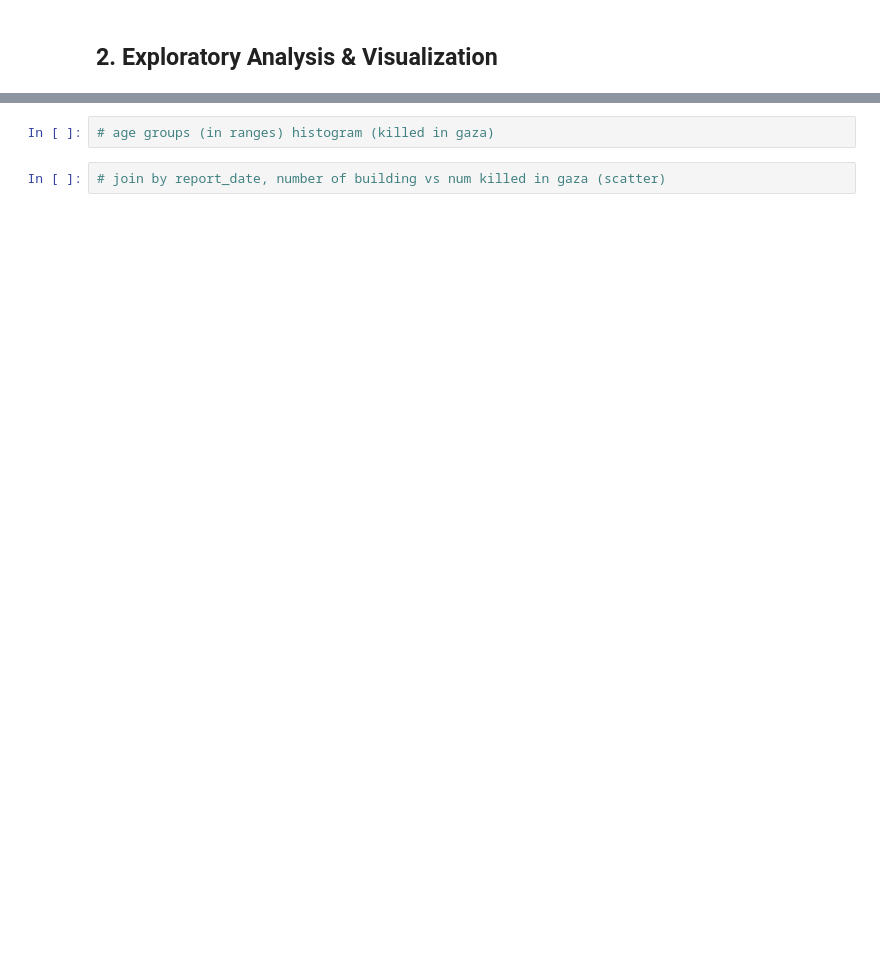
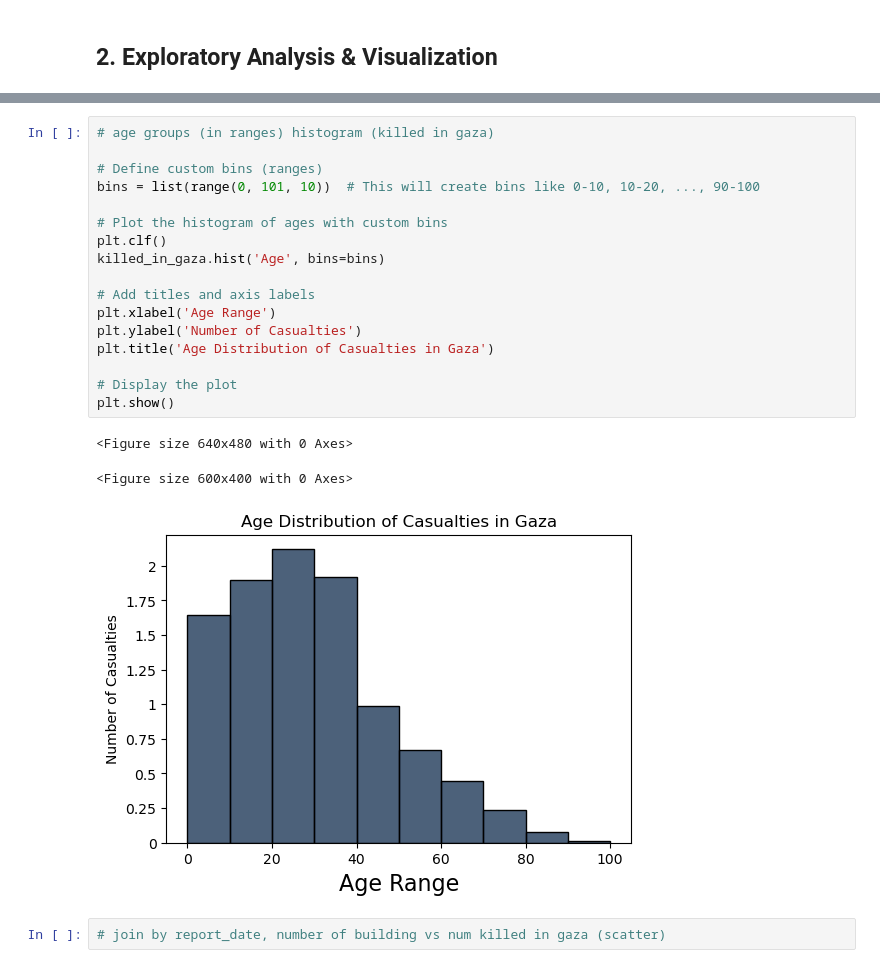
Before and after one commit to shatha-alhazbi/gaza-through-data, a Jupyter notebook: Part B/PartB.ipynb, the cells around one changed output, grey strips where cells are left out. Cells and saved outputs as stored; diff of their text form; blank space fills up the shorter version.

```diff
--- a/Part B/PartB.ipynb
+++ b/Part B/PartB.ipynb
@@ -709,5 +713,24 @@ check_missing_values(wb_complete, "West Bank Complete Data")
 # %%
 # age groups (in ranges) histogram (killed in gaza)
+
+# Define custom bins (ranges)
+bins = list(range(0, 101, 10))  # This will create bins like 0-10, 10-20, ..., 90-100
+
+# Plot the histogram of ages with custom bins
+plt.clf()
+killed_in_gaza.hist('Age', bins=bins)
+
+# Add titles and axis labels
+plt.xlabel('Age Range')
+plt.ylabel('Number of Casualties')
+plt.title('Age Distribution of Casualties in Gaza')
+
+# Display the plot
+plt.show()
+# %% [output]
+<Figure size 640x480 with 0 Axes>
+<Figure size 600x400 with 0 Axes>
+[figure, added]
 # %%
 # join by report_date, number of building vs num killed in gaza (scatter)
 # %%
```
Also changed, not shown: parts of 7 cells of this notebook.
